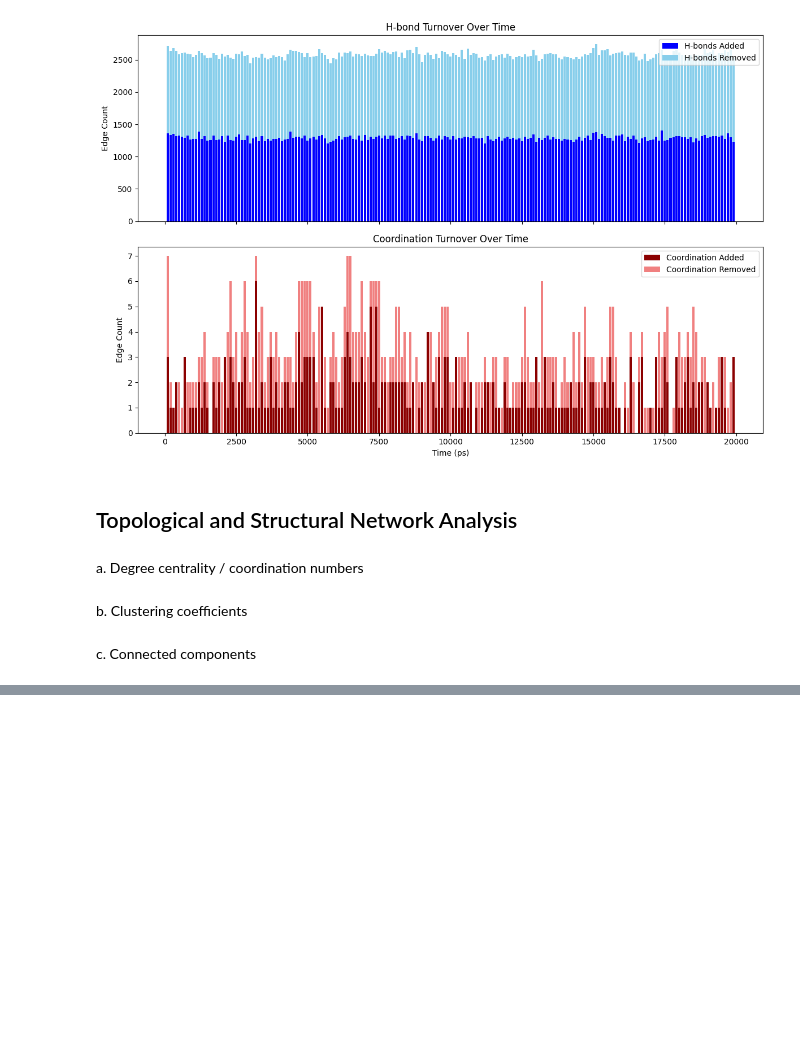
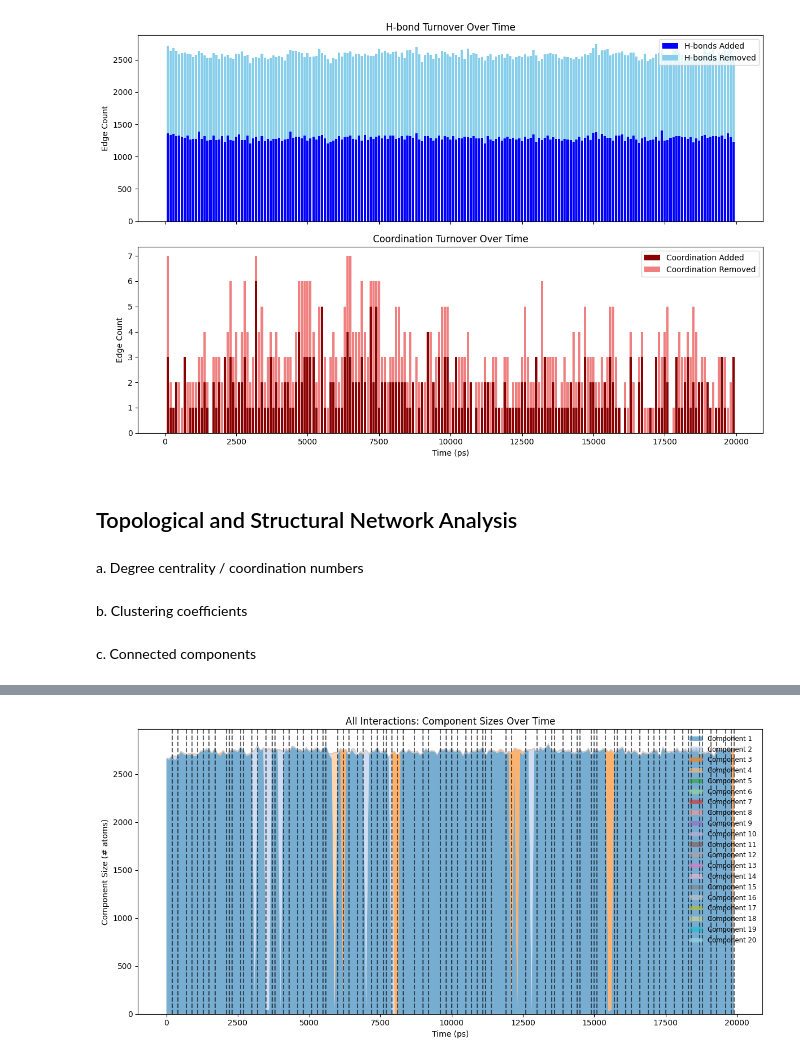
Before and after one commit to coreytaylorcompchem/comp_chem, a Jupyter notebook: md/01_Th_oligomerisation/2025-09-03_QMMM_Th_NaKLi_01_K.ipynb, the cells around one changed output, grey strips where cells are left out. Cells and saved outputs as stored; diff of their text form; code cells hidden in the pictures; blank space fills up the shorter version.

Commit message:
Code refactor + add more analyses

```diff
--- a/md/01_Th_oligomerisation/2025-09-03_QMMM_Th_NaKLi_01_K.ipynb
+++ b/md/01_Th_oligomerisation/2025-09-03_QMMM_Th_NaKLi_01_K.ipynb
@@ -460,0 +484,20 @@ plt.show()
+# %%
+import networkx as nx
+
+# Pick one frame for inspection
+frame = sorted(analyser.graphs.keys())[0]
+coord_graph = analyser.graphs[frame]
+
+# Filter for coordination bonds
+G_coord = nx.Graph()
+for u, v, d in coord_graph.edges(data=True):
+    if d.get("bond_type") == "Coordination":
+        G_coord.add_node(u, **coord_graph.nodes[u])
+        G_coord.add_node(v, **coord_graph.nodes[v])
+        G_coord.add_edge(u, v, **d)
+
+# Check connected components
+components = list(nx.connected_components(G_coord))
+print(f"Number of components: {len(components)}")
+for i, comp in enumerate(components):
+    print(f"Component {i+1} size: {len(comp)}")
@@ -460,0 +510,61 @@ plt.show()
+# %%
+def detect_merging_events(component_sizes, frame_times):
+    """Detect merging events based on decrease in number of components."""
+    merging_frames = []
+    prev_count = len(component_sizes[0])
+    for i, sizes in enumerate(component_sizes[1:], 1):
+        current_count = len(sizes)
+        if current_count < prev_count:
+            merging_frames.append(frame_times[i])
+        prev_count = current_count
+    return merging_frames
+
+def pad_component_sizes(component_sizes):
+    """Pads component sizes with zeros to equal length for stacking."""
+    max_len = max(len(sizes) for sizes in component_sizes)
+    return [sizes + [0]*(max_len - len(sizes)) for sizes in component_sizes]
+
+def plot_component_sizes_with_events(frames, component_sizes, title="Component Sizes Over Time", colors=None):
+    """Plots a stacked area chart of component sizes over time with merging events highlighted."""
+    padded = pad_component_sizes(component_sizes)
+    stacked_array = np.array(padded).T  # shape: (max_components, n_frames)
+
+    merging_frames = detect_merging_events(component_sizes, frames)
+
+    fig, ax = plt.subplots(figsize=(12, 6))
+    labels = [f"Component {i+1}" for i in range(stacked_array.shape[0])]
+
+    ax.stackplot(frames, stacked_array, labels=labels, alpha=0.6, colors=colors or plt.cm.tab20.colors)
+
+    for t in merging_frames:
+        ax.axvline(t, color='black', linestyle='--', alpha=0.6)
+
+    ax.set_xlabel("Time (ps)")
+    ax.set_ylabel("Component Size (# atoms)")
+    ax.set_title(title)
+    ax.legend(loc='upper right', fontsize='small', frameon=False)
+    plt.tight_layout()
+    plt.show()
+
+# Plot all interactions
+plot_component_sizes_with_events(
+    frames=[analyser.coord_cache[frame]["time"] for frame in topo_all["frame"]],
+    component_sizes=topo_all["component_sizes"],
+    title="All Interactions: Component Sizes Over Time"
+)
+
+# Plot H-bonds only
+plot_component_sizes_with_events(
+    frames=[analyser.coord_cache[frame]["time"] for frame in topo_hbond["frame"]],
+    component_sizes=topo_hbond["component_sizes"],
+    title="H-Bonds Only: Component Sizes Over Time"
+)
+
+# Plot Coordination only
+plot_component_sizes_with_events(
+    frames=[analyser.coord_cache[frame]["time"] for frame in topo_coord["frame"]],
+    component_sizes=topo_coord["component_sizes"],
+    title="Coordination Only: Component Sizes Over Time"
+)
+# %% [output]
+[figure, added]
```
Also changed, not shown: parts of 5 cells of this notebook, 1 other file.
